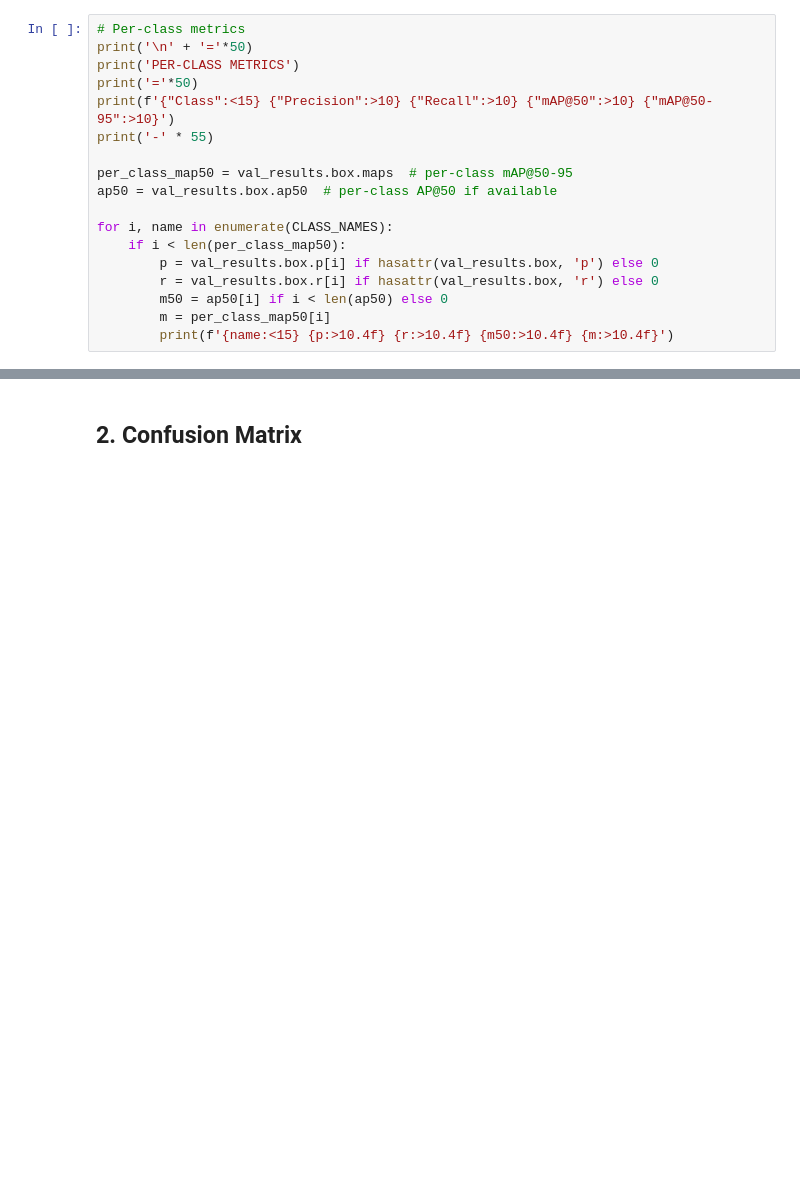
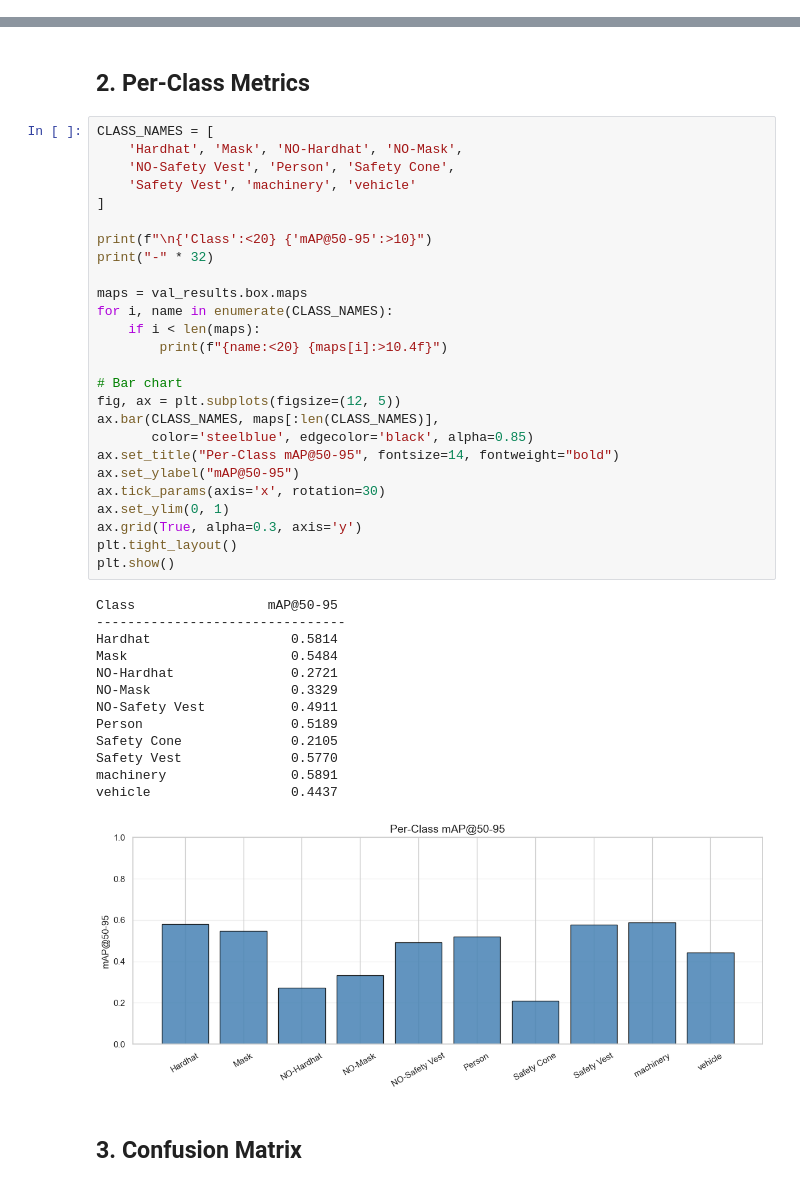
Before and after one commit to SahansilvaDev/construction-safety-monitor, a Jupyter notebook: notebooks/03_evaluation.ipynb, the cells around one changed output, grey strips where cells are left out. Drawn from its saved outputs; the diff is of its cells as text; blank space fills up the shorter version.

```diff
--- a/notebooks/03_evaluation.ipynb
+++ b/notebooks/03_evaluation.ipynb
@@ -51,18 +123,0 @@ print(f'Recall:      {val_results.box.mr:.4f}')
-# %%
-# Per-class metrics
-print('\n' + '='*50)
-print('PER-CLASS METRICS')
-print('='*50)
-print(f'{"Class":<15} {"Precision":>10} {"Recall":>10} {"mAP@50":>10} {"mAP@50-95":>10}')
-print('-' * 55)
-
-per_class_map50 = val_results.box.maps  # per-class mAP@50-95
-ap50 = val_results.box.ap50  # per-class AP@50 if available
-
-for i, name in enumerate(CLASS_NAMES):
-    if i < len(per_class_map50):
-        p = val_results.box.p[i] if hasattr(val_results.box, 'p') else 0
-        r = val_results.box.r[i] if hasattr(val_results.box, 'r') else 0
-        m50 = ap50[i] if i < len(ap50) else 0
-        m = per_class_map50[i]
-        print(f'{name:<15} {p:>10.4f} {r:>10.4f} {m50:>10.4f} {m:>10.4f}')
@@ -92,3 +124,45 @@ plt.show()
+# %% [markdown]
+## 2. Per-Class Metrics
+# %%
+CLASS_NAMES = [
+    'Hardhat', 'Mask', 'NO-Hardhat', 'NO-Mask',
+    'NO-Safety Vest', 'Person', 'Safety Cone',
+    'Safety Vest', 'machinery', 'vehicle'
+]
+
+print(f"\n{'Class':<20} {'mAP@50-95':>10}")
+print("-" * 32)
+
+maps = val_results.box.maps
+for i, name in enumerate(CLASS_NAMES):
+    if i < len(maps):
+        print(f"{name:<20} {maps[i]:>10.4f}")
+
+# Bar chart
+fig, ax = plt.subplots(figsize=(12, 5))
+ax.bar(CLASS_NAMES, maps[:len(CLASS_NAMES)],
+       color='steelblue', edgecolor='black', alpha=0.85)
+ax.set_title("Per-Class mAP@50-95", fontsize=14, fontweight="bold")
+ax.set_ylabel("mAP@50-95")
+ax.tick_params(axis='x', rotation=30)
+ax.set_ylim(0, 1)
+ax.grid(True, alpha=0.3, axis='y')
+plt.tight_layout()
+plt.show()
+# %% [output]
+Class                 mAP@50-95
+--------------------------------
+Hardhat                  0.5814
+Mask                     0.5484
+NO-Hardhat               0.2721
+NO-Mask                  0.3329
+NO-Safety Vest           0.4911
+Person                   0.5189
+Safety Cone              0.2105
+Safety Vest              0.5770
+machinery                0.5891
+vehicle                  0.4437
+[figure, added]
 # %% [markdown]
-## 2. Confusion Matrix
+## 3. Confusion Matrix
 # %%
```
Also changed, not shown: parts of 23 cells of this notebook, 3 other files.
